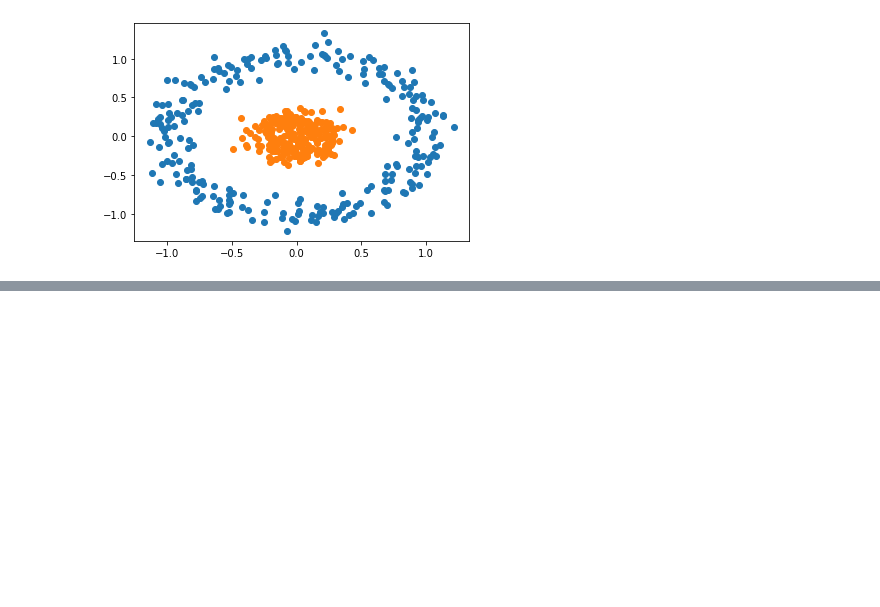
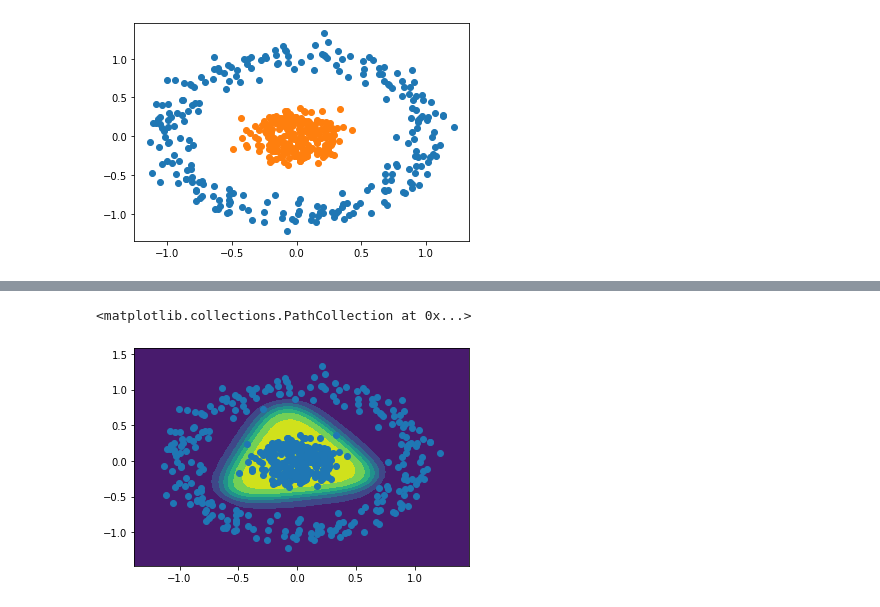
Before and after one commit to hpt1988/Applied-Deep-Learning_The-Complete-Self-Driving-Car-Course, a Jupyter notebook: deep_neural-network/deep_neural-network.ipynb, the cells around one changed output, grey strips where cells are left out. Drawn from its saved outputs; the diff is of its cells as text; code cells hidden in the pictures; blank space fills up the shorter version.

```diff
--- a/deep_neural-network/deep_neural-network.ipynb
+++ b/deep_neural-network/deep_neural-network.ipynb
@@ -51,0 +114,22 @@ plt.scatter(X[y==1, 0], X[y==1, 1])
+# %%
+# Plotting our dataset along with the precise decision boundary that our model
+# was trained to come up with
+
+#Taken form the perceptron notebook.
+# Tolerance value of 1 is replaced with 0.25 as it shows better results here
+def plot_decision_boundary(X, y, model):
+    x_span = np.linspace(min(X[:, 0]) - 0.25, max(X[:, 0]) + 0.25)
+    y_span = np.linspace(min(X[:, 1]) - 0.25, max(X[:, 1]) + 0.25)
+    xx, yy = np.meshgrid(x_span, y_span)
+    xx_, yy_ = xx.ravel(), yy.ravel()
+    grid = np.c_[xx_, yy_]
+    pred_func = model.predict(grid)
+    z = pred_func.reshape(xx.shape)
+    plt.contourf(xx, yy, z)
+# %%
+plot_decision_boundary(X, y, model)
+plt.scatter(X[:n_pts,0], X[:n_pts,1])
+plt.scatter(X[n_pts:,0], X[n_pts:,1])
+# %% [output]
+<matplotlib.collections.PathCollection at 0x...>
+[figure, added]
```
Also changed, not shown: parts of 10 cells of this notebook.
